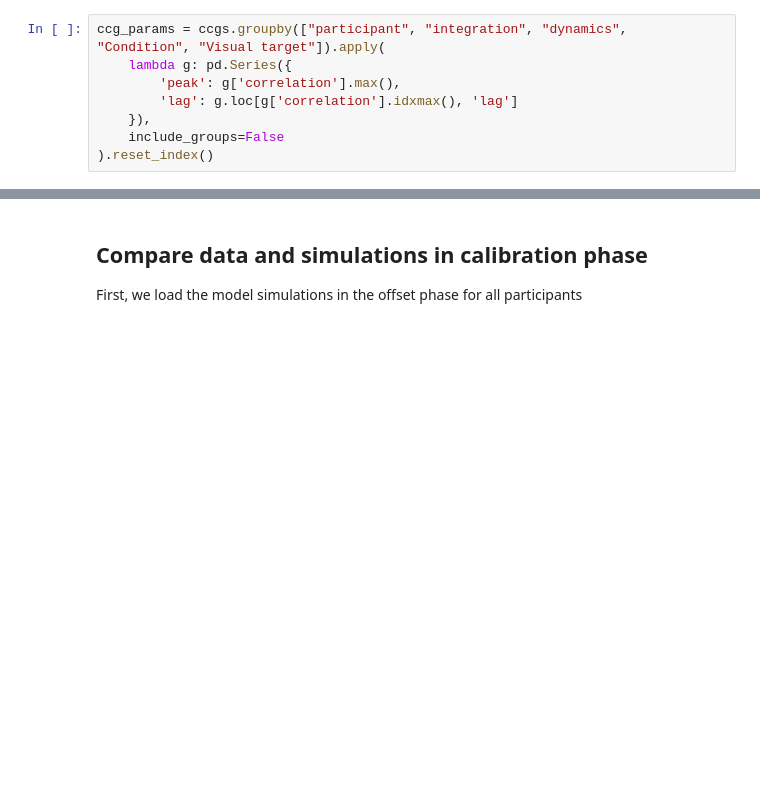
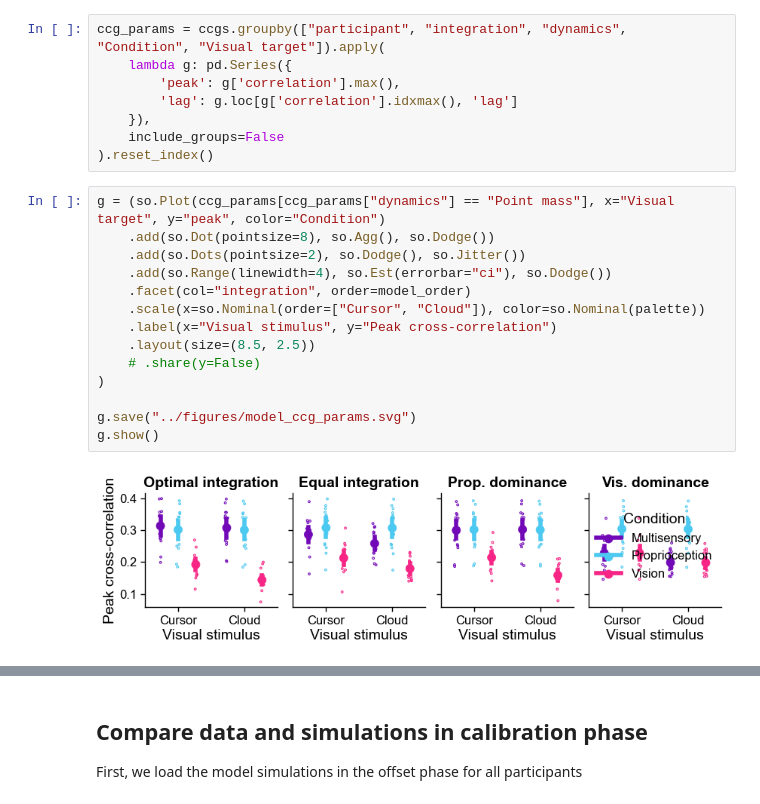
Before and after one commit to dominikstrb/cpp-proprioception, a Jupyter notebook: notebooks/MultisensoryModelResults.ipynb, the cells around one changed output, grey strips where cells are left out. Drawn from its saved outputs; the diff is of its cells as text; blank space fills up the shorter version.

```diff
--- a/notebooks/MultisensoryModelResults.ipynb
+++ b/notebooks/MultisensoryModelResults.ipynb
@@ -329,6 +289,22 @@ ccg_params = ccgs.groupby(["participant", "integration", "dynamics", "Condition"
     }),
     include_groups=False
 ).reset_index()
+# %%
+g = (so.Plot(ccg_params[ccg_params["dynamics"] == "Point mass"], x="Visual target", y="peak", color="Condition")
+    .add(so.Dot(pointsize=8), so.Agg(), so.Dodge())
+    .add(so.Dots(pointsize=2), so.Dodge(), so.Jitter())
+    .add(so.Range(linewidth=4), so.Est(errorbar="ci"), so.Dodge())
+    .facet(col="integration", order=model_order)
+    .scale(x=so.Nominal(order=["Cursor", "Cloud"]), color=so.Nominal(palette))
+    .label(x="Visual stimulus", y="Peak cross-correlation")
+    .layout(size=(8.5, 2.5))
+    # .share(y=False)
+)
+
+g.save("../figures/model_ccg_params.svg")
+g.show()
+# %% [output]
+[figure, added]
 # %%
 g = (so.Plot(ccg_params, x="Visual target", y="peak", color="Condition")
     .add(so.Dot(pointsize=8), so.Agg(), so.Dodge())
```
Also changed, not shown: parts of 10 cells of this notebook, 2 other files.
